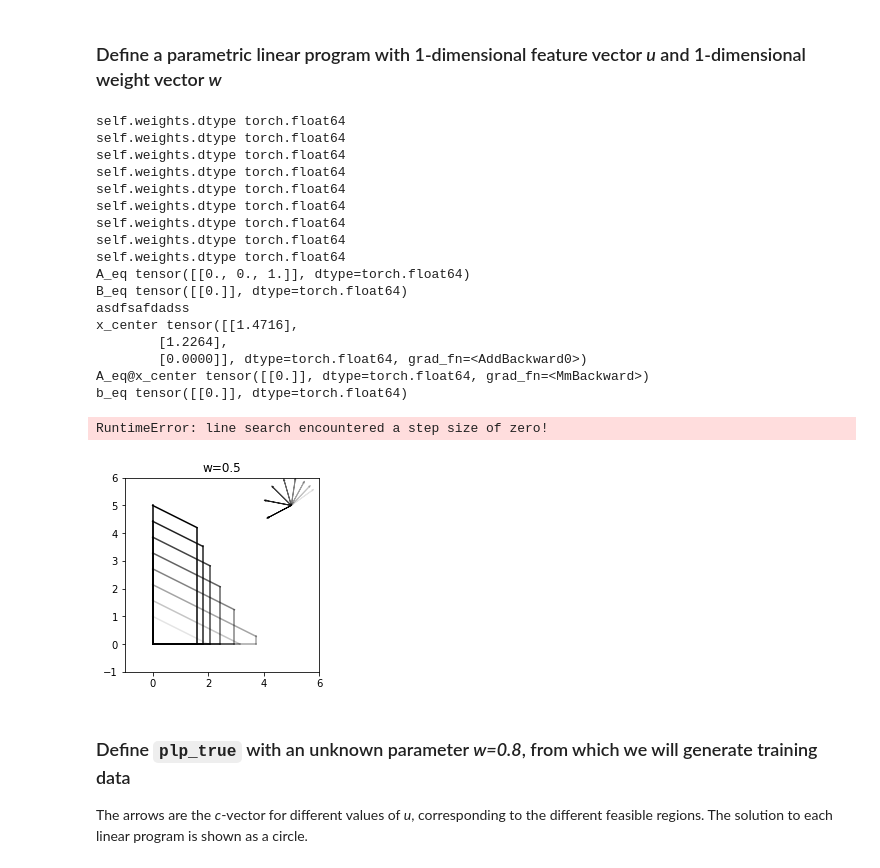
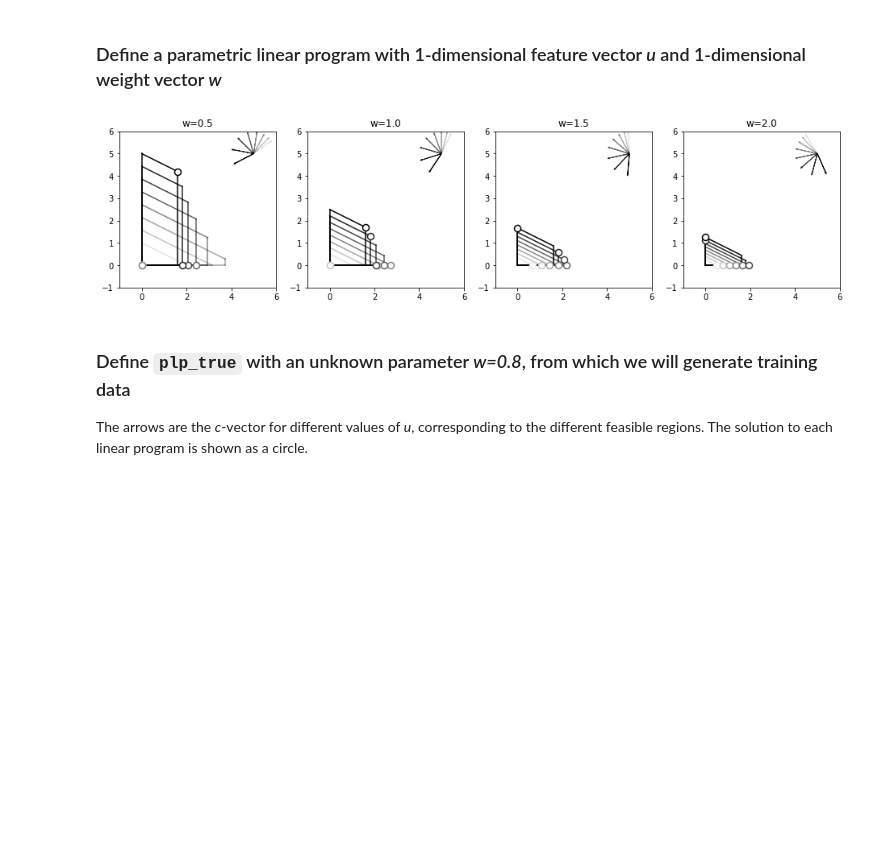
Before and after one commit to yingcongtan/deep_inv_opt, a Jupyter notebook: examples/Example 2 - Using deep_inv_opt with multiple target points from a parametric linear program.ipynb, the cells around one changed output. Saved outputs shown, nothing was run; the diff lists cells and outputs as text; code cells hidden in the pictures; blank space fills up the shorter version.

```diff
--- a/examples/Example 2 - Using deep_inv_opt with multiple target points from a parametric linear program.ipynb
+++ b/examples/Example 2 - Using deep_inv_opt with multiple target points from a parametric linear program.ipynb
@@ -19,53 +19,35 @@ import torch
 class ExamplePLP(io.ParametricLP):
 
     # Generate an LP from a given feature vector u and weight vector w.
     def generate(self, u, w):
         c = [[torch.cos(w + u**2 / 2)],
              [torch.sin(w + u**2 / 2)]]
 
         A_ub = [[-1.0,  0.0],      # x1 >= 0
                 [ 0.0, -1.0],      # x2 >= 0
                 [ 1.0,  0.0],      # x1 <= 2*w
                 [ .5*w, w]]  # (1+w)*x1 + 2*(1+w)*x2 <= u
 
         b_ub = [[ 0.0],
                 [ 0.0],
                 [ 4/u],
                 [   u]]
 
         return c, A_ub, b_ub, None, None
 
 # Evaluate the parametric LP at specific values of u
 u_train = io.tensor(np.linspace(0.5, 2.5, 8).reshape((-1, 1)))
 
 # Plot it
 xylim = ((-1, 6), (-1, 6))
 cxy = (5, 5)
 plt.figure(figsize=(16,4))
-for i, w in enumerate(io.tensor([0.5, 1.0, 1.5, 2.0])):
+for i, w in enumerate([0.5, 1.0, 1.5, 2.0]):
     plt.subplot(141+i)
     plt.title('w=%.1f' % w)
     iop.plot_parametric_linprog(ExamplePLP(weights=[w]), u_train, xylim=xylim, cxy=cxy, show_solutions=True)
 # %% [output]
-self.weights.dtype torch.float64
-self.weights.dtype torch.float64
-self.weights.dtype torch.float64
-self.weights.dtype torch.float64
-self.weights.dtype torch.float64
-self.weights.dtype torch.float64
-self.weights.dtype torch.float64
-self.weights.dtype torch.float64
-self.weights.dtype torch.float64
-A_eq tensor([[0., 0., 1.]], dtype=torch.float64)
-B_eq tensor([[0.]], dtype=torch.float64)
-asdfsafdadss
-x_center tensor([[1.4716],
-        [1.2264],
-        [0.0000]], dtype=torch.float64, grad_fn=<AddBackward0>)
-A_eq@x_center tensor([[0.]], dtype=torch.float64, grad_fn=<MmBackward>)
-b_eq tensor([[0.]], dtype=torch.float64)
-RuntimeError: line search encountered a step size of zero!
-[figure, old version]
+[figure, new version]
 # %% [markdown]
 ### Define `plp_true` with an unknown parameter *w=0.8*, from which we will  generate training data
 The arrows are the *c*-vector for different values of *u*, corresponding to the different feasible regions. The solution to each linear program is shown as a circle.
```
Also changed, not shown: parts of 3 cells of this notebook, 7 other files.
